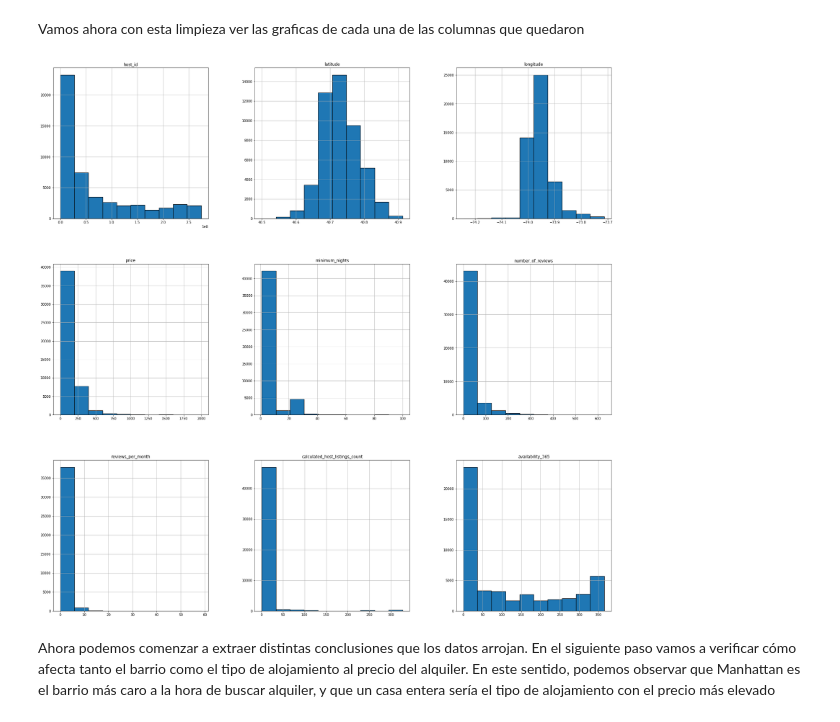
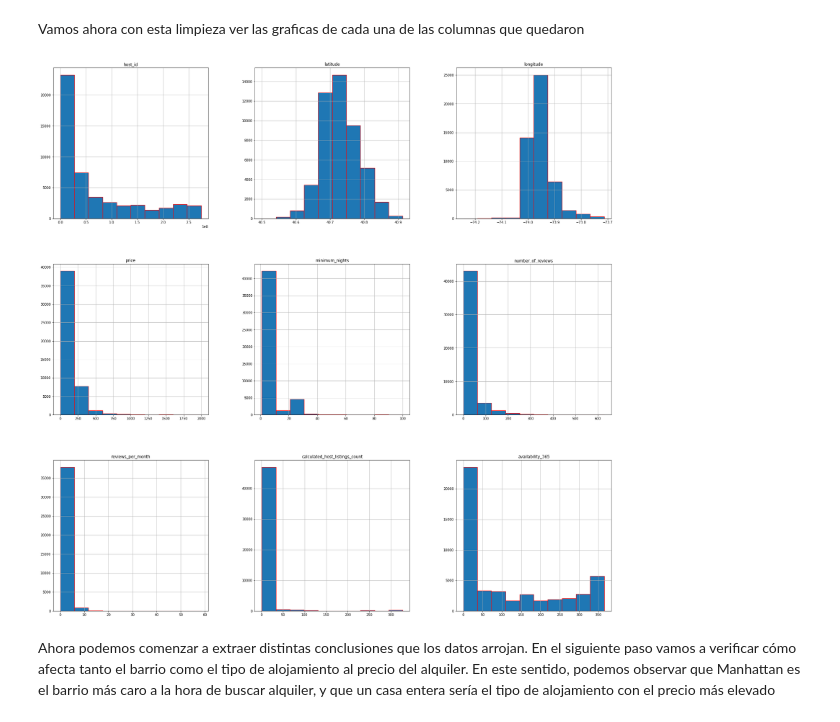
Before and after one commit to JuanAntonaccio/machine_learning_python-template, a Jupyter notebook: src/libreta_valorespromedios.ipynb, the cells around one changed output. Cells and saved outputs as stored; diff of their text form; code cells hidden in the pictures.

```diff
--- a/src/libreta_valorespromedios.ipynb
+++ b/src/libreta_valorespromedios.ipynb
@@ -229,9 +229,9 @@ df_3_NY.describe()
 # %% [markdown]
 Vamos ahora con esta limpieza ver las graficas de cada una de las columnas que quedaron
 # %%
-df_3_NY.hist(edgecolor="black", linewidth=1.2, figsize=(30, 30));
+df_3_NY.hist(edgecolor="red", linewidth=1.2, figsize=(30, 30));
 # %% [output]
-[figure, old version]
+[figure, new version]
 # %% [markdown]
 Ahora podemos comenzar a extraer distintas conclusiones que los datos arrojan. En el siguiente paso vamos a verificar cómo afecta tanto el barrio como el tipo de alojamiento al precio del alquiler. En este sentido, podemos observar que Manhattan es el barrio más caro a la hora de buscar alquiler, y que un casa entera sería el tipo de alojamiento con el precio más elevado
 # %%
```
Also changed, not shown: parts of 4 cells of this notebook, 3 other files.
